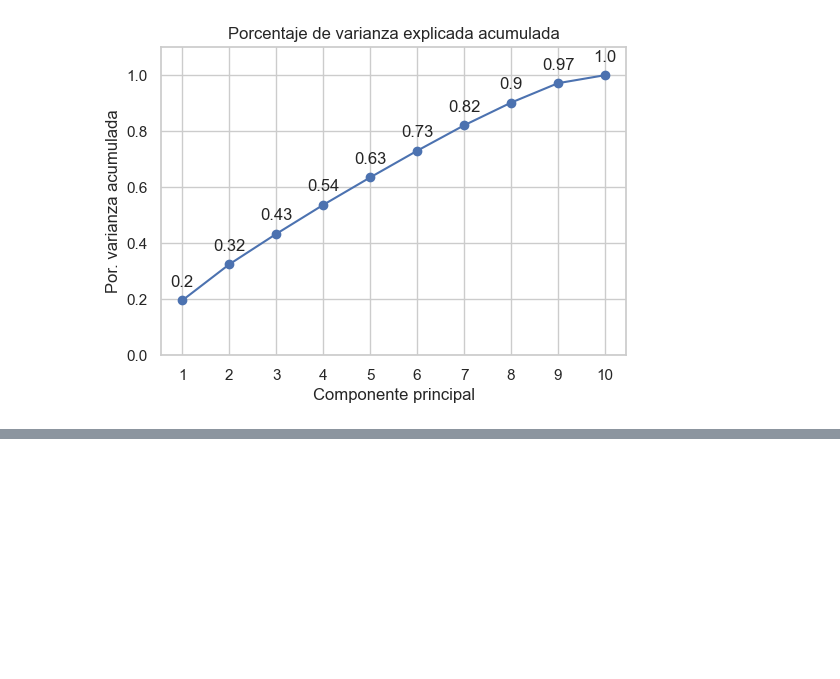
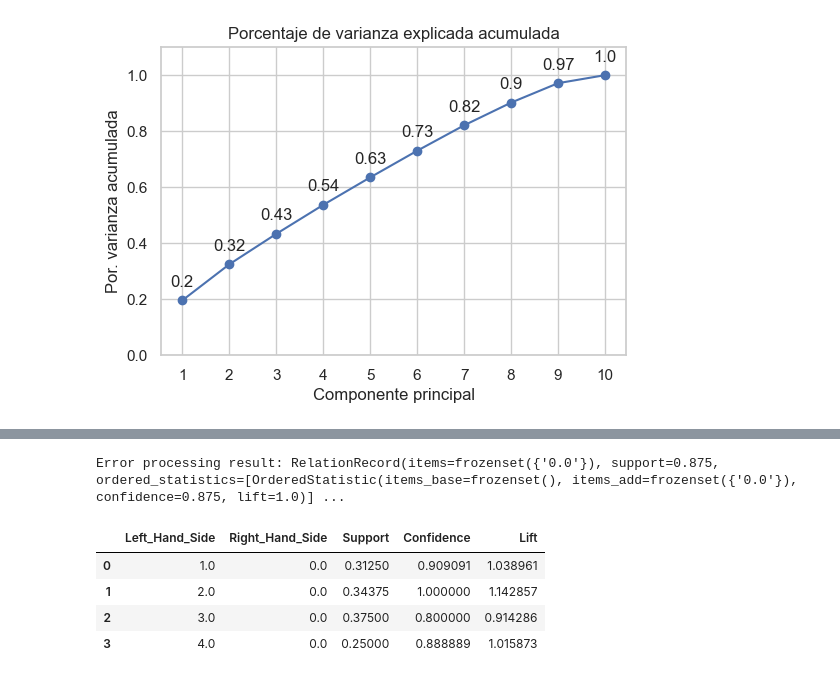
Before and after one commit to LeivaDiego/DataScience-Lab1, a Jupyter notebook: cervical_cancer.ipynb, the cells around one changed output, grey strips where cells are left out. Saved outputs shown, nothing was run; the diff lists cells and outputs as text; code cells hidden in the pictures; blank space fills up the shorter version.

Commit message:
Apriori V1

```diff
--- a/cervical_cancer.ipynb
+++ b/cervical_cancer.ipynb
@@ -754,0 +759,9 @@ Text(0, 0.5, 'Por. varianza acumulada')
+# %%
+print(study_data.shape)
+# Se van a convertir los datos a una lista de listas
+records = []
+
+for i in range(0, 32):
+    records.append([str(study_data.values[i,j]) for j in range(0, 5)])
+
+print(records)
@@ -754,0 +771,4 @@ Text(0, 0.5, 'Por. varianza acumulada')
+# %%
+# El mínimo de cobertura o soporte es 20% y el mínimo de confianza es 70%
+reglas_asociacion = apriori(records,min_support=0.2, min_confidence = 0.8)
+reglas = list(reglas_asociacion)
@@ -754,0 +790,26 @@ Text(0, 0.5, 'Por. varianza acumulada')
+# %%
+output = list(reglas)
+
+
+def inspect(output):
+    lhs, rhs, support, confidence, lift = [], [], [], [], []
+    for result in output:
+        try:
+            lhs.append(tuple(result[2][0][0])[0])
+            rhs.append(tuple(result[2][0][1])[0])
+            support.append(result[1])
+            confidence.append(result[2][0][2])
+            lift.append(result[2][0][3])
+        except IndexError:
+            print(f"Error processing result: {result}")
+    return list(zip(lhs, rhs, support, confidence, lift))
+
+output_DataFrame = pd.DataFrame(inspect(output), columns = ['Left_Hand_Side', 'Right_Hand_Side', 'Support', 'Confidence', 'Lift'])
+output_DataFrame
+# %% [output]
+Error processing result: RelationRecord(items=frozenset({'0.0'}), support=0.875, ordered_statistics=[OrderedStatistic(items_base=frozenset(), items_add=frozenset({'0.0'}), confidence=0.875, lift=1.0)] ...
+|  | Left_Hand_Side | Right_Hand_Side | Support | Confidence | Lift |
+| 0 | 1.0 | 0.0 | 0.31250 | 0.909091 | 1.038961 |
+| 1 | 2.0 | 0.0 | 0.34375 | 1.000000 | 1.142857 |
+| 2 | 3.0 | 0.0 | 0.37500 | 0.800000 | 0.914286 |
+| 3 | 4.0 | 0.0 | 0.25000 | 0.888889 | 1.015873 |
```
Also changed, not shown: parts of 5 cells of this notebook.
